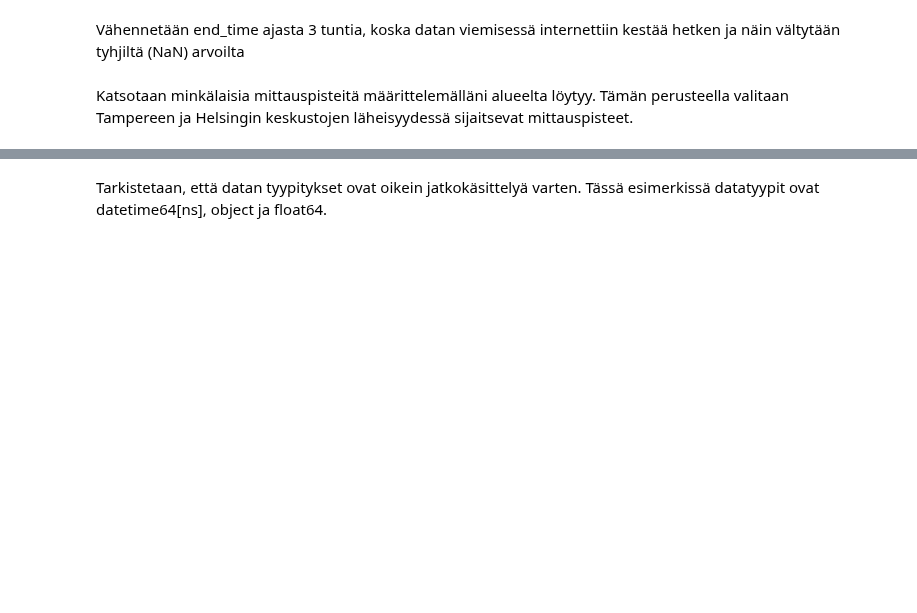
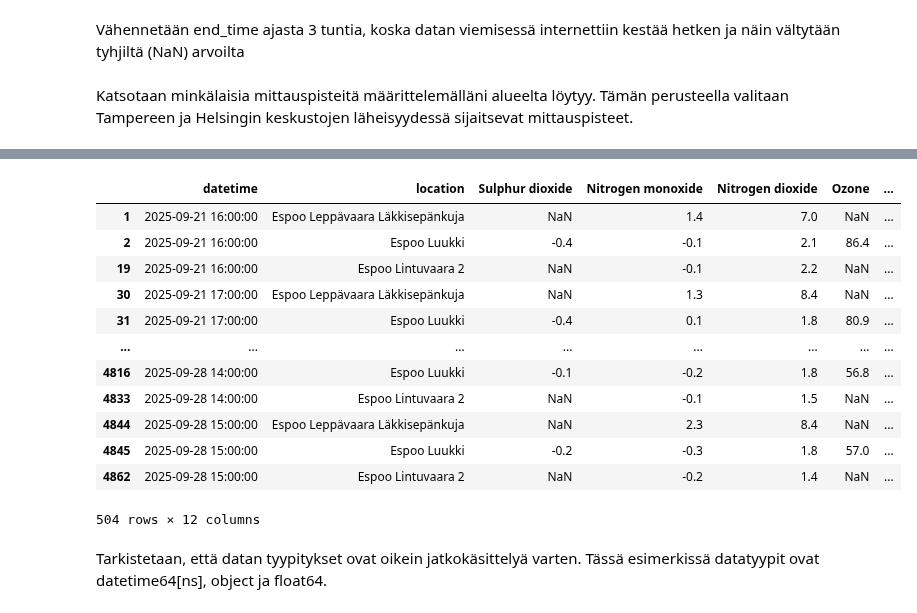
Before and after one commit to kaisupaukkeri/bi_project, a Jupyter notebook: notebooks/data_ingestion.ipynb, the cells around one changed output, grey strips where cells are left out. Cells and saved outputs as stored; diff of their text form; code cells hidden in the pictures; blank space fills up the shorter version.

```diff
--- a/notebooks/data_ingestion.ipynb
+++ b/notebooks/data_ingestion.ipynb
@@ -40,3 +56,19 @@ df
+# %%
+df[df['location'].str.contains('Espoo', case=False, na=False)]
+# %% [output]
+|  | datetime | location | Sulphur dioxide | Nitrogen monoxide | Nitrogen dioxide | Ozone | ... |
+| 1 | 2025-09-21 16:00:00 | Espoo Leppävaara Läkkisepänkuja | NaN | 1.4 | 7.0 | NaN | ... |
+| 2 | 2025-09-21 16:00:00 | Espoo Luukki | -0.4 | -0.1 | 2.1 | 86.4 | ... |
+| 19 | 2025-09-21 16:00:00 | Espoo Lintuvaara 2 | NaN | -0.1 | 2.2 | NaN | ... |
+| 30 | 2025-09-21 17:00:00 | Espoo Leppävaara Läkkisepänkuja | NaN | 1.3 | 8.4 | NaN | ... |
+| 31 | 2025-09-21 17:00:00 | Espoo Luukki | -0.4 | 0.1 | 1.8 | 80.9 | ... |
+| ... | ... | ... | ... | ... | ... | ... | ... |
+| 4816 | 2025-09-28 14:00:00 | Espoo Luukki | -0.1 | -0.2 | 1.8 | 56.8 | ... |
+| 4833 | 2025-09-28 14:00:00 | Espoo Lintuvaara 2 | NaN | -0.1 | 1.5 | NaN | ... |
+| 4844 | 2025-09-28 15:00:00 | Espoo Leppävaara Läkkisepänkuja | NaN | 2.3 | 8.4 | NaN | ... |
+| 4845 | 2025-09-28 15:00:00 | Espoo Luukki | -0.2 | -0.3 | 1.8 | 57.0 | ... |
+| 4862 | 2025-09-28 15:00:00 | Espoo Lintuvaara 2 | NaN | -0.2 | 1.4 | NaN | ... |
+504 rows × 12 columns
 # %% [markdown]
 Tarkistetaan, että datan tyypitykset ovat oikein jatkokäsittelyä varten.
 Tässä esimerkissä datatyypit ovat datetime64[ns], object ja float64.
```
Also changed, not shown: parts of 5 cells of this notebook.
